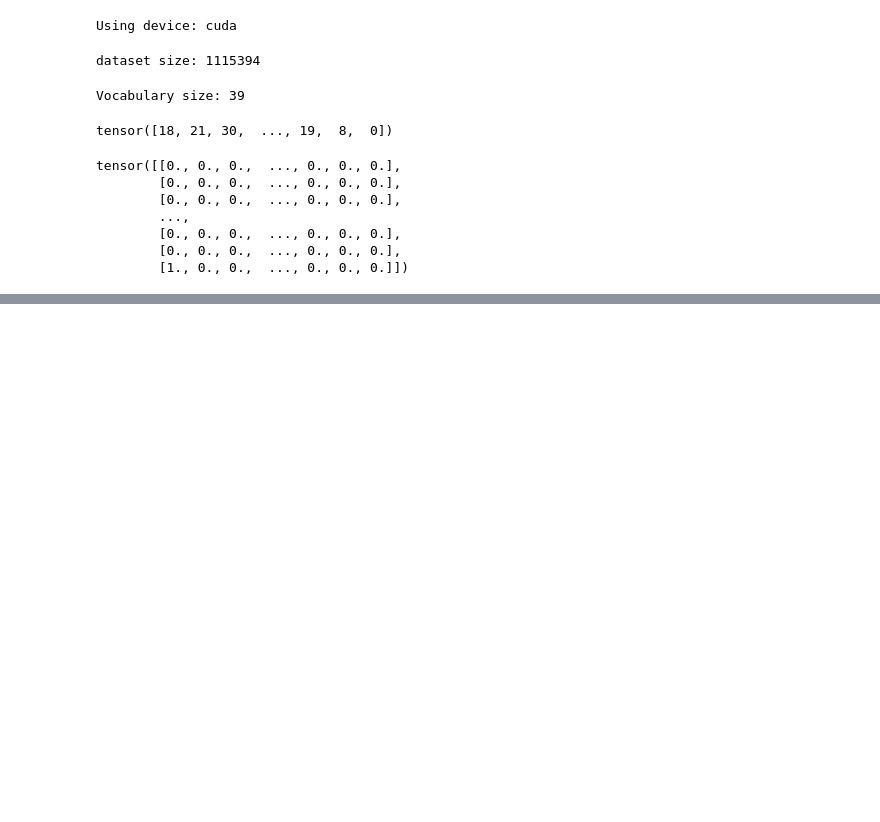
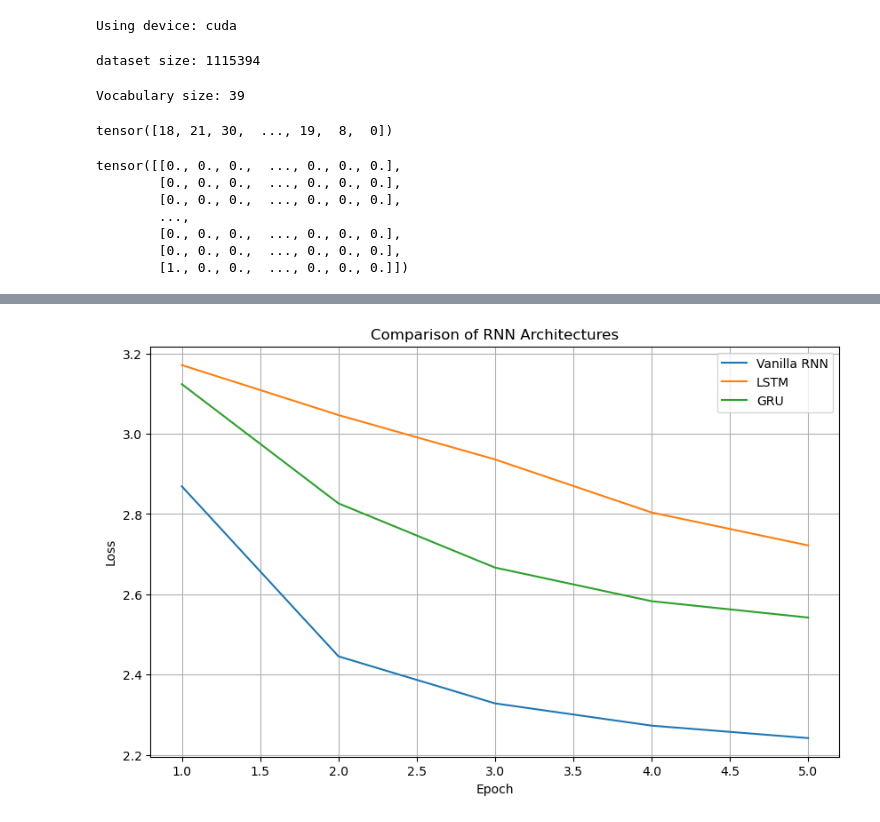
Before and after one commit to meditatoire/DL-from-scratch, a Jupyter notebook: src/RNN/main.ipynb, the cells around one changed output, grey strips where cells are left out. Cells and saved outputs as stored; diff of their text form; code cells hidden in the pictures; blank space fills up the shorter version.

Commit message:
add GRU and LSTM variants

```diff
--- a/src/RNN/main.ipynb
+++ b/src/RNN/main.ipynb
@@ -133,6 +218,7 @@ class Training():
 
     def train(self):
         self.model.to(self.model.device)
+        losses = []
         for epoch in range(1, self.epochs + 1):
             total_loss = 0
             for X, Y in self.data_loader:
@@ -150,19 +236,8 @@ class Training():
 
                 total_loss += loss.item()
 
-            print(f"Epoch {epoch} loss: {total_loss / len(self.data_loader)}")
+            avg_loss = total_loss / len(self.data_loader)
+            losses.append(avg_loss)
+            print(f"Epoch {epoch} loss: {avg_loss}")
             print(f"Sample: {self.predict('the ', 50, vocab, char_to_idx, idx_to_char)}")
+        return losses
-# %%
-num_hiddens = 512
-seq_length = 64
-batch_size = 32
-lr = 0.5
-epochs = 20
-
-data_loader = DataLoader(corpus_indices, encoded_text, seq_length, batch_size)
-model = RNN_base(len(vocab), num_hiddens, len(vocab), nn.Tanh())
-model.to(device)
-
-optimizer = torch.optim.SGD(model.parameters(), lr=lr)
-trainer = Training(model, data_loader, optimizer, epochs)
-trainer.train()
@@ -186,0 +244,52 @@ Sample: the world so do not be rest thou deserve the world so
+# %%
+import time
+import matplotlib.pyplot as plt
+
+def benchmark_models(models_to_test, epochs=5):
+    results = {}
+    num_hiddens = 1028
+    seq_length = 128
+    batch_size = 32
+    lr = 0.5
+
+    data_loader = DataLoader(corpus_indices, encoded_text, seq_length, batch_size)
+
+    plt.figure(figsize=(10, 6))
+
+    for name, model_class, extra_args in models_to_test:
+        print(f"\n{'='*20}\nBenchmarking {name}\n{'='*20}")
+
+        model = model_class(len(vocab), num_hiddens, len(vocab), *extra_args)
+        model.to(device)
+
+        optimizer = torch.optim.SGD(model.parameters(), lr=lr)
+        trainer = Training(model, data_loader, optimizer, epochs)
+
+        start_time = time.time()
+        losses = trainer.train()
+        end_time = time.time()
+
+        results[name] = {
+            'time': end_time - start_time,
+            'losses': losses
+        }
+        print(f"Time taken: {end_time - start_time:.2f} seconds")
+        plt.plot(range(1, epochs + 1), losses, label=name)
+
+    plt.xlabel('Epoch')
+    plt.ylabel('Loss')
+    plt.title('Comparison of RNN Architectures')
+    plt.legend()
+    plt.grid(True)
+    plt.show()
+
+    return results
+
+models_config = [
+    ("Vanilla RNN", RNN_base, [nn.Tanh()]),
+    ("LSTM", RNN_lstm, []),
+    ("GRU", RNN_gru, [])
+]
+
+benchmark_results = benchmark_models(models_config, epochs=5)
+# %% [output]
@@ -186,0 +313 @@ Sample: the world so do not be rest thou deserve the world so
+[figure, added]
```
Also changed, not shown: parts of 6 cells of this notebook.
